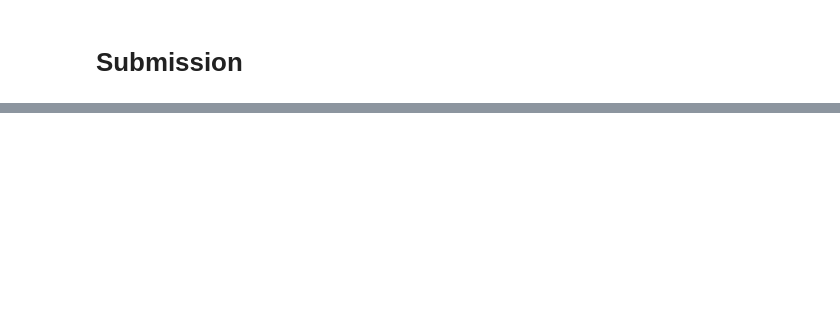
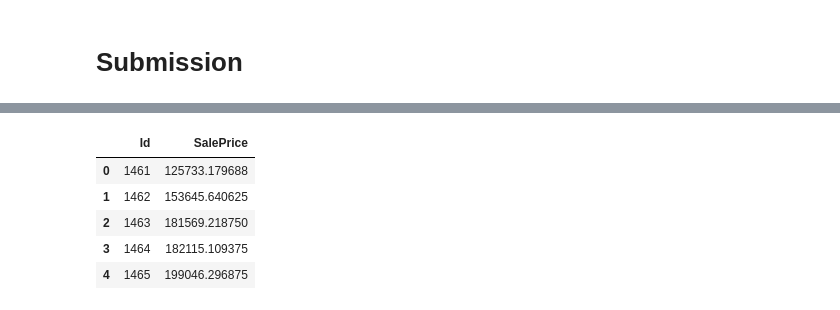
Before and after one commit to alanchiem/kaggle_projects, a Jupyter notebook: HousePrices_TFRF.ipynb, the cells around one changed output, grey strips where cells are left out. Saved outputs shown, nothing was run; the diff lists cells and outputs as text; code cells hidden in the pictures; blank space fills up the shorter version.

Commit message:
Kaggle Notebook | notebookb464862eb8 | Version 3

```diff
--- a/HousePrices_TFRF.ipynb
+++ b/HousePrices_TFRF.ipynb
@@ -204,0 +205,6 @@ output.head()
+# %%
+sample_submission_df = pd.read_csv('../input/house-prices-advanced-regression-techniques/sample_submission.csv')
+sample_submission_df['SalePrice'] = rf.predict(test_ds)
+sample_submission_df.to_csv('/kaggle/working/submission.csv', index=False)
+sample_submission_df.head()
+# %% [output]
@@ -204,0 +212,6 @@ output.head()
+|  | Id | SalePrice |
+| 0 | 1461 | 125733.179688 |
+| 1 | 1462 | 153645.640625 |
+| 2 | 1463 | 181569.218750 |
+| 3 | 1464 | 182115.109375 |
+| 4 | 1465 | 199046.296875 |
```
Also changed, not shown: parts of 9 cells of this notebook.
